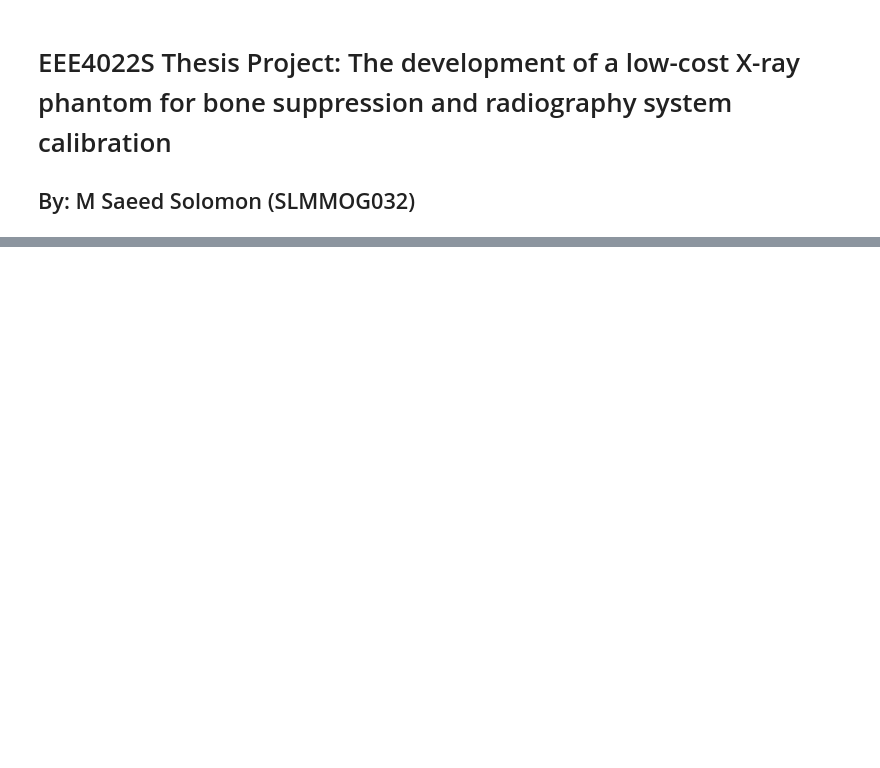
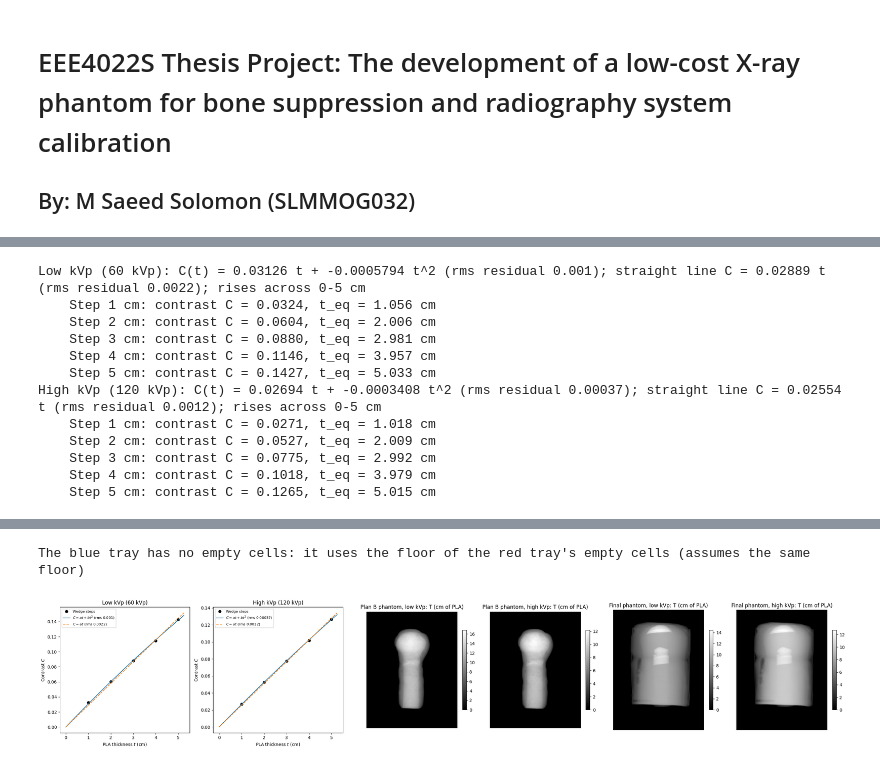
Before and after one commit to StormRaider01/Lodox_pipeline, a Jupyter notebook: Bone_suppression_pipeline.ipynb, the cells around one changed output, grey strips where cells are left out. Cells and saved outputs as stored; diff of their text form; code cells hidden in the pictures; blank space fills up the shorter version.

```diff
--- a/Bone_suppression_pipeline.ipynb
+++ b/Bone_suppression_pipeline.ipynb
@@ -131,0 +251,77 @@ Affine transformation matrix:
+# %%
+# ========================================================================================================
+
+# Phase 4: Wedge Calibration
+
+"""The wedge calibration (Modules/Wedge_calibration.py) follows the Wedge Calibration section of the Implementation chapter.
+The median grey-level of each wedge step and of the wedge background band gives the contrast of step k, C_k = g_k - g_bg with
+t_k = k cm. The five points are fitted by least squares with a quadratic through the origin, C(t) = a t + b t^2 (zero PLA gives
+zero contrast), and a straight line C = a t is fitted alongside it to show what the quadratic term adds. The inverse,
+t_eq(C) = 2C / (a + sqrt(a^2 + 4bC)), converts any contrast to a PLA-equivalent thickness. It is only trusted inside the wedge
+range (0-5 cm), and the fit only if it rises across that range (a + 10b > 0); contrasts beyond it are not extrapolated, because
+the quadratic bends over and overestimates the thickness there. The wedge is in the trays box; one calibration per preset holds
+for the whole frame."""
+
+calibration = {
+    'low': Wedge_calibration.Wedge_Calibration(targets['Trays'], wedge, f'Low kVp ({scans[low_preset].KVP} kVp)'),
+    'high': Wedge_calibration.Wedge_Calibration(aligned['Trays'], wedge, f'High kVp ({scans[high_preset].KVP} kVp)'),
+}
+for cal in calibration.values():
+    print(cal.summary())
+    for t, c in zip(cal.t, cal.contrast):
+        print(f"    Step {t:g} cm: contrast C = {c:.4f}, t_eq = {cal.thickness(c):.3f} cm")
+
+"""Ice trays: every filled cell becomes a PLA-equivalent thickness, the tray floor (empty cells) is subtracted, and
+R = mu_cell / mu_water with the water cell of the same image (equal 28 mm fill depths). Most plaster-of-Paris bone cells are
+thicker than the wedge (6-10 cm of PLA), so they take R from Beer-Lambert instead: the images are unfiltered log images, so
+R is the ratio of the floor-subtracted contrasts of the cell and the water cell. Both values are kept for every cell inside the
+wedge range, where they agree to about 0.01."""
+
+cell_results = {k: Wedge_calibration.relative_attenuation(calibration[k], img['Trays'], trays)
+                for k, img in [('low', targets), ('high', aligned)]}
+columns = ['R', 'R_source', 'R_wedge', 'R_beer_lambert', 't_eq_cm']
+table = cell_results['low'][['contents'] + columns].join(cell_results['high'][columns], lsuffix=' (low)', rsuffix=' (high)')
+display(table.round(3))
+if trays.water_cell is None:
+    print("No water cell in this scan: R cannot be computed, mu/mu_PLA is still given")
+if 'other tray' in set(cell_results['low']['floor_from']):
+    print("The blue tray has no empty cells: it uses the floor of the red tray's empty cells (assumes the same floor)")
+table.to_csv(os.path.join(output_folder, 'tray_attenuation.csv'))
+
+"""Phantoms: thickness maps T_L and T_H in cm of PLA for the subtraction stage. The phantoms are thicker than the wedge, so the
+maps use the straight-line gain, T = (image - background) / a, with the background band next to each phantom. This puts both
+presets on a common scale, so the subtraction weight w found by the sweep can be compared with the value predicted from theory
+(cast bone composition and PLA)."""
+
+thickness_maps = {}
+for name, mask in [('Plan B phantom', plan_b), ('Final phantom', final)]:
+    thickness_maps[name] = {
+        k: calibration[k].linear_thickness_map(img[name], np.median(img[name][mask.roi('Phantom background')]))
+        for k, img in [('low', targets), ('high', aligned)]}
+np.savez_compressed(os.path.join(output_folder, 'thickness_maps.npz'),
+                    **{f"{name.replace(' ', '_')}_{k}": T for name, maps in thickness_maps.items() for k, T in maps.items()},
+                    gain_low=calibration['low'].a_linear, gain_high=calibration['high'].a_linear)
+
+fig, axes = plt.subplots(1, 6, figsize=(26, 5), gridspec_kw={'width_ratios': [1.3, 1.3, 1, 1, 1, 1]})
+calibration['low'].show(axes[0])
+calibration['high'].show(axes[1])
+for ax, (name, k) in zip(axes[2:], [(n, k) for n in thickness_maps for k in ('low', 'high')]):
+    im = ax.imshow(thickness_maps[name][k], cmap='gray', vmin=0)
+    ax.set_title(f"{name}, {k} kVp: T (cm of PLA)")
+    ax.axis('off')
+    fig.colorbar(im, ax=ax, fraction=0.04)
+plt.tight_layout()
+plt.show()
+# %% [output]
+Low kVp (60 kVp): C(t) = 0.03126 t + -0.0005794 t^2 (rms residual 0.001); straight line C = 0.02889 t (rms residual 0.0022); rises across 0-5 cm
+    Step 1 cm: contrast C = 0.0324, t_eq = 1.056 cm
+    Step 2 cm: contrast C = 0.0604, t_eq = 2.006 cm
+    Step 3 cm: contrast C = 0.0880, t_eq = 2.981 cm
+    Step 4 cm: contrast C = 0.1146, t_eq = 3.957 cm
+    Step 5 cm: contrast C = 0.1427, t_eq = 5.033 cm
+High kVp (120 kVp): C(t) = 0.02694 t + -0.0003408 t^2 (rms residual 0.00037); straight line C = 0.02554 t (rms residual 0.0012); rises across 0-5 cm
+    Step 1 cm: contrast C = 0.0271, t_eq = 1.018 cm
+    Step 2 cm: contrast C = 0.0527, t_eq = 2.009 cm
+    Step 3 cm: contrast C = 0.0775, t_eq = 2.992 cm
+    Step 4 cm: contrast C = 0.1018, t_eq = 3.979 cm
+    Step 5 cm: contrast C = 0.1265, t_eq = 5.015 cm
@@ -131,0 +346,2 @@ Affine transformation matrix:
+The blue tray has no empty cells: it uses the floor of the red tray's empty cells (assumes the same floor)
+[figure, added]
```
Also changed, not shown: parts of 10 cells of this notebook, 12 other files.
